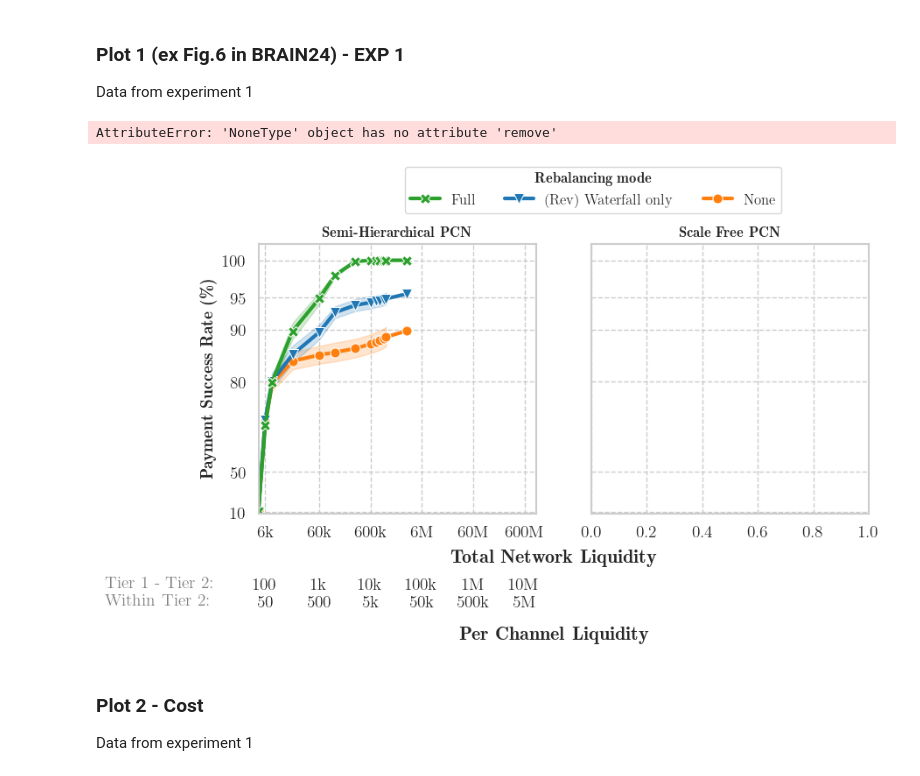
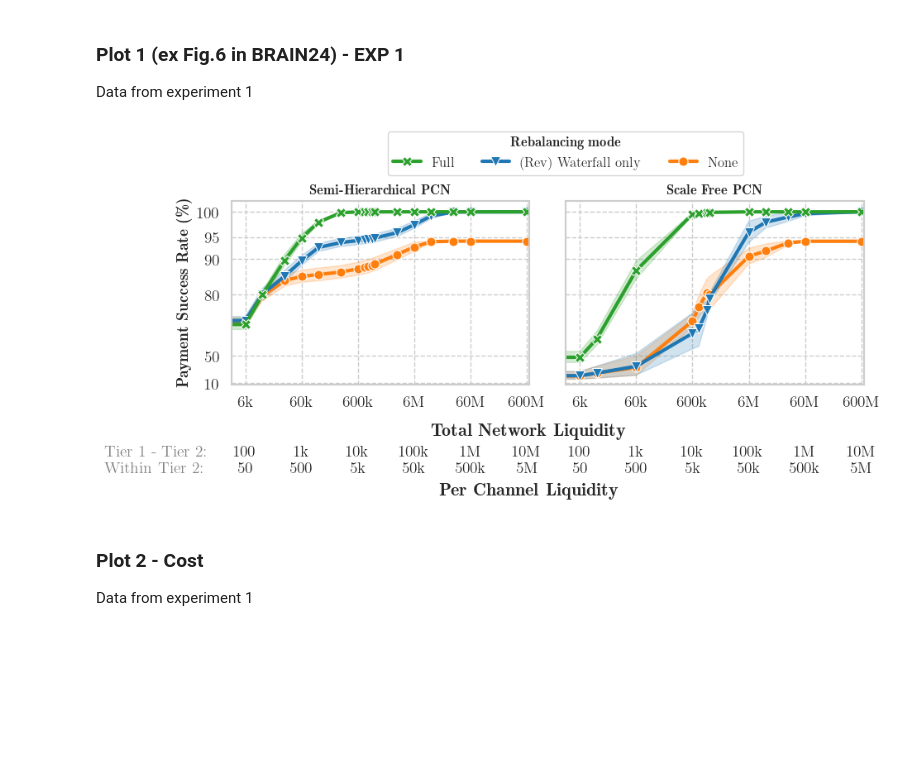
Before and after one commit to bancaditalia/itcoin-pcn-simulator, a Jupyter notebook: experiments/2024_COMCOM/COMCOM24.ipynb, the cells around one changed output. Saved outputs shown, nothing was run; the diff lists cells and outputs as text; code cells hidden in the pictures; blank space fills up the shorter version.

```diff
--- a/experiments/2024_COMCOM/COMCOM24.ipynb
+++ b/experiments/2024_COMCOM/COMCOM24.ipynb
@@ -52,8 +52,8 @@ def assign_rebal_mode(row):
 exp_1_SH = pd.read_csv('./results/exp-1/SH_PCN/results.csv')
 exp_1_SH['rebal_mode'] = exp_1_SH.apply(assign_rebal_mode, axis=1)
 
-#exp_1_SF = pd.read_csv('./results/exp-1/SF_PCN/results.csv')
-#exp_1_SF['rebal_mode'] = exp_1_SF.apply(assign_rebal_mode, axis=1)
+exp_1_SF = pd.read_csv('./results/exp-1/SF_PCN/results.csv')
+exp_1_SF['rebal_mode'] = exp_1_SF.apply(assign_rebal_mode, axis=1)
 # %%
 # Define the custom scale function
 def forward(x):
@@ -75,7 +75,7 @@ def plot_1(df,ax):
 
     sns.lineplot(
         data=df,
-        x="wholesale_capacity",
+        x="capacity",
         y="success",
         hue="rebal_mode",
         marker="o",
@@ -88,9 +88,9 @@ def plot_1(df,ax):
         alpha=1,
         ax=ax
     )
-    ax.set_xscale("symlog", linthresh=50000)
-    ax.set_xlim(0, 1e9)
-    major_ticks = [6e3, 60e3, 600e3, 6e6, 60e6, 600e6]
+    ax.set_xscale("log")
+    ax.set_xlim(-0.5, 1.1)
+    major_ticks = [0.00001, 0.0001, 0.001, 0.01, 0.1, 1]
     custom_labels = [
         "6k\n\n\n100\n50",
         "60k\n\n\n1k\n500",
@@ -99,54 +99,54 @@ def plot_1(df,ax):
         "60M\n\n\n1M\n500k",
         "600M\n\n\n10M\n5M",
     ]
-    ax.xaxis.set_major_locator(ticker.FixedLocator(major_ticks))
-    ax.xaxis.set_major_formatter(ticker.FixedFormatter(custom_labels))
     ax.set_xlabel('')
+    ax.set_xticks(major_ticks)
+    ax.set_xticklabels(custom_labels)
 
 plot_1(exp_1_SH,axes[0])
-#plot_1(exp_1_SF, axes[1])
-
+plot_1(exp_1_SF,axes[1])
 axes[0].set_ylabel(r"\textbf{Payment Success Rate (\%)}")
 axes[0].set_ylim(0, 1.02)
 axes[0].set_yscale("function", functions=(forward, inverse))
+
 y_minor_ticks = [0.1, 0.5, 0.8, 0.9, 0.95, 1]
 axes[0].yaxis.set_major_locator(ticker.FixedLocator(y_minor_ticks))
 axes[0].yaxis.set_major_formatter(ticker.PercentFormatter(xmax=1, decimals=0, is_latex=True))
 axes[0].yaxis.set_minor_formatter(ticker.PercentFormatter(xmax=1,decimals=0,))
 
-fig.text(0.5, -0.03, r"\textbf{Total Network Liquidity}", ha='center')
-fig.text(0.5, -0.25, r"\textbf{Per Channel Liquidity}", ha='center')
+fig.text(0.5, 0.18, r"\textbf{Total Network Liquidity}", ha='center')
+fig.text(0.5, 0, r"\textbf{Per Channel Liquidity}", ha='center')
 
 fig.text(
-    -0.07, -0.15,
+    -0.07, 0.07,
    "Tier 1 - Tier 2:\nWithin Tier 2:",
     ha="left",
     color="gray",
     fontsize = 14
 )
 
 axes[0].title.set_text(r'\textbf{Semi-Hierarchical PCN}')
 axes[1].title.set_text(r'\textbf{Scale Free PCN}')
 
 # Create a single legend outside the subplots
 handles, labels = axes[0].get_legend_handles_labels()
 
 labels = ["Full","(Rev) Waterfall only", "None"]
 order = [2,1,0]
 fig.legend(handles=[handles[idx] for idx in order], labels=labels, title=r'\textbf{Rebalancing mode}', loc='upper center', bbox_to_anchor=(0.55, 1.12), ncol=3)
 axes[0].get_legend().remove()
 axes[1].get_legend().remove()
 
 plt.tight_layout()
+plt.show()
 fig.savefig('plots/plot1.pdf',
     format="pdf",
     pad_inches=0,
     bbox_inches="tight",
 )
 plt.close(fig)
 # %% [output]
-AttributeError: 'NoneType' object has no attribute 'remove'
-[figure, old version]
+[figure, new version]
 # %% [markdown]
 ### Plot 2 - Cost
 Data from experiment 1
```
Also changed, not shown: parts of 12 cells of this notebook.
